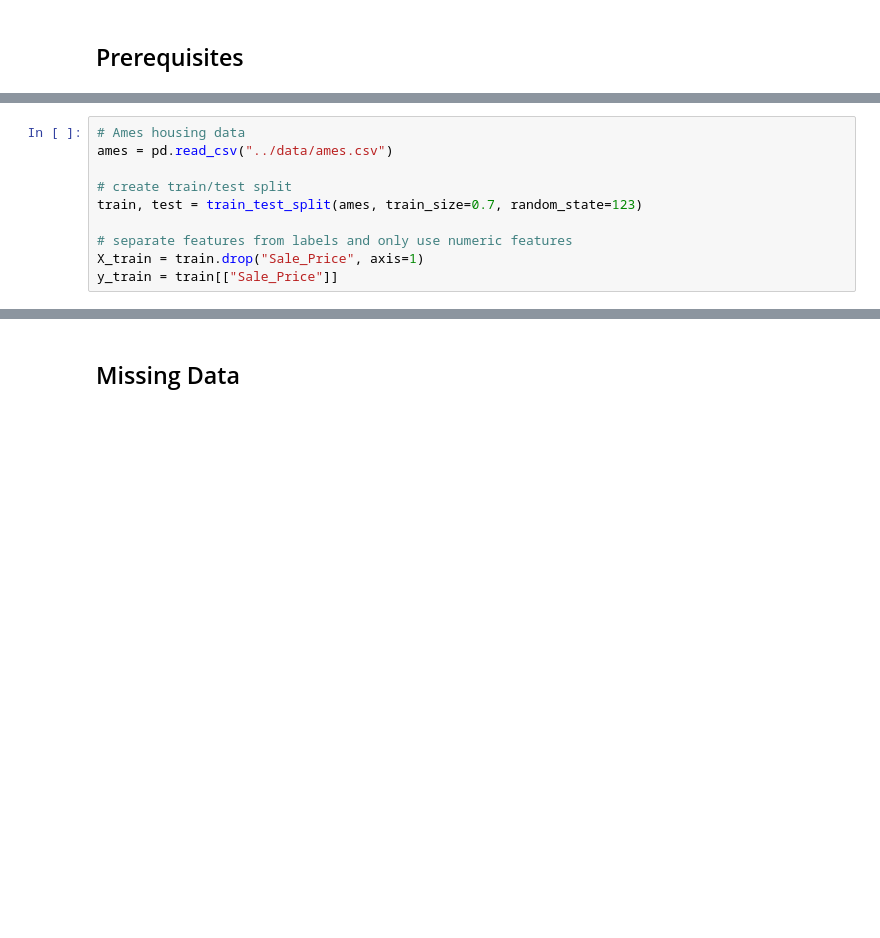
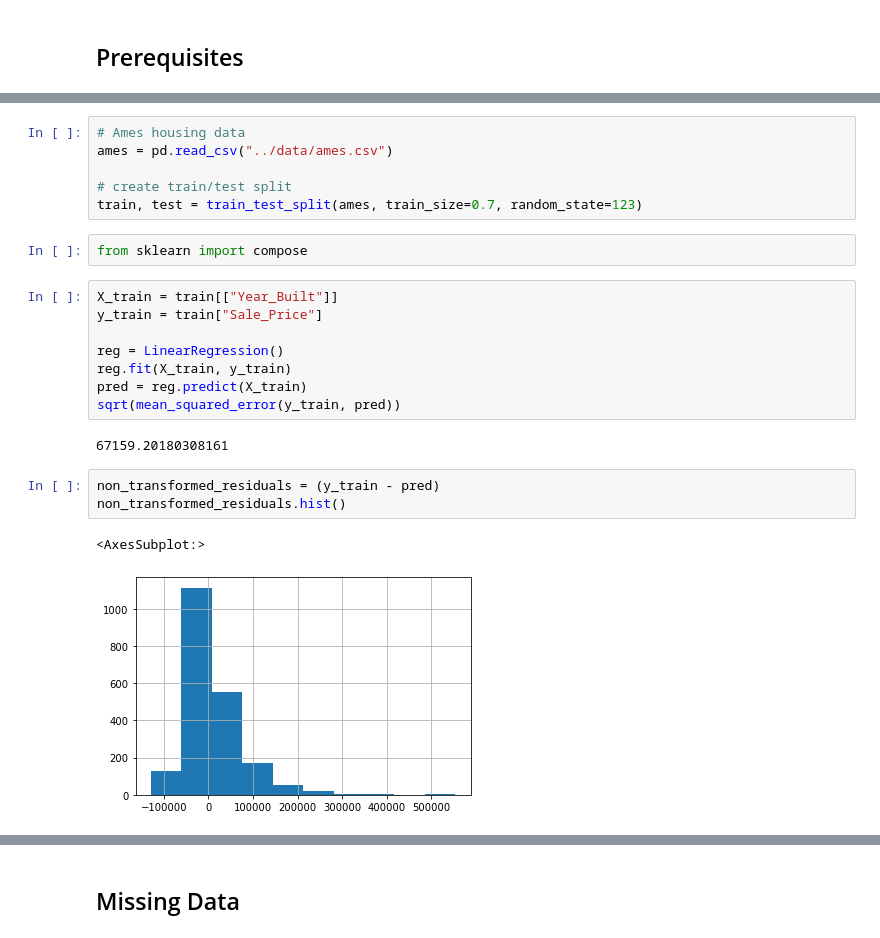
Before and after one commit to uc-python/advanced-python-datasci, a Jupyter notebook: notebooks/04-feature_eng.ipynb, the cells around one changed output, grey strips where cells are left out. Saved outputs shown, nothing was run; the diff lists cells and outputs as text; blank space fills up the shorter version.

```diff
--- a/notebooks/04-feature_eng.ipynb
+++ b/notebooks/04-feature_eng.ipynb
@@ -51,7 +53,21 @@ ames = pd.read_csv("../data/ames.csv")
 
 # create train/test split
 train, test = train_test_split(ames, train_size=0.7, random_state=123)
-
-# separate features from labels and only use numeric features
-X_train = train.drop("Sale_Price", axis=1)
-y_train = train[["Sale_Price"]]
+# %%
+from sklearn import compose
+# %%
+X_train = train[["Year_Built"]]
+y_train = train["Sale_Price"]
+
+reg = LinearRegression()
+reg.fit(X_train, y_train)
+pred = reg.predict(X_train)
+sqrt(mean_squared_error(y_train, pred))
+# %% [output]
+67159.20180308161
+# %%
+non_transformed_residuals = (y_train - pred)
+non_transformed_residuals.hist()
+# %% [output]
+<AxesSubplot:>
+[figure, added]
```
Also changed, not shown: parts of 53 cells of this notebook, 8 other files.
